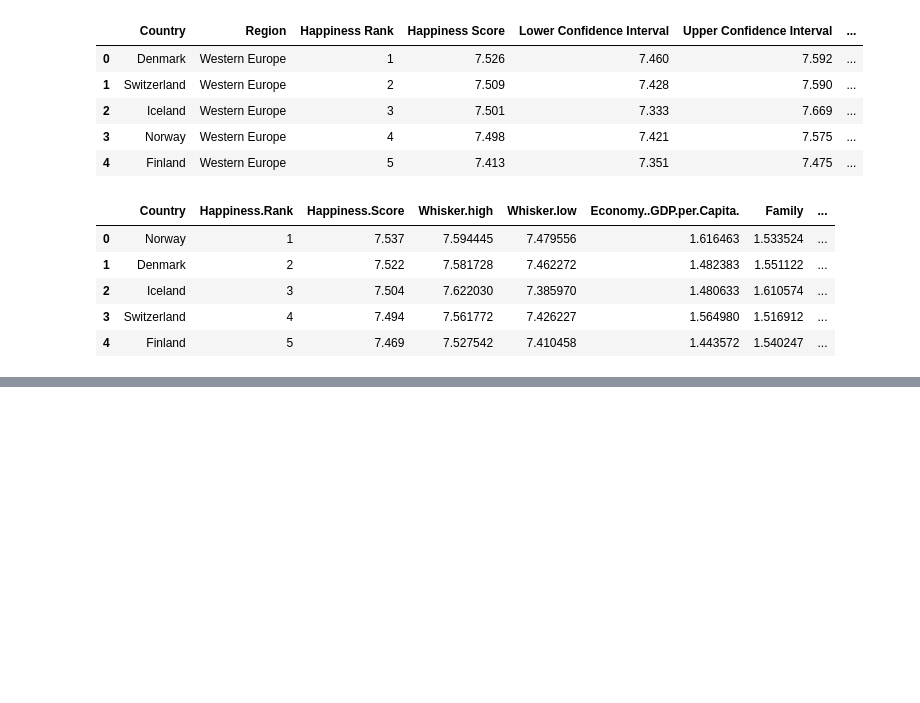
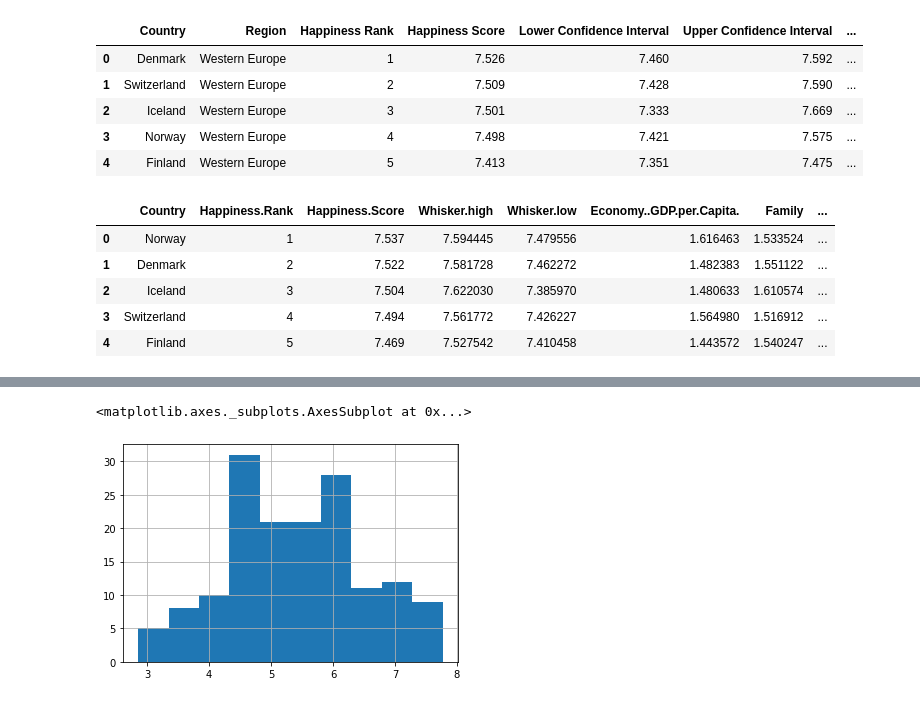
Before and after one commit to ipatel467/Happiness-Index, a Jupyter notebook: Untitled.ipynb, the cells around one changed output, grey strips where cells are left out. Cells and saved outputs as stored; diff of their text form; code cells hidden in the pictures; blank space fills up the shorter version.

```diff
--- a/Untitled.ipynb
+++ b/Untitled.ipynb
@@ -6,3 +7,19 @@ df15 = pd.read_csv('2015.csv')
+# %%
+# Import Datasets
+df15_original = pd.read_csv('2015.csv')
+df16_original = pd.read_csv('2016.csv')
+df17_original = pd.read_csv('2017.csv')
+df18_original = pd.read_csv('2018.csv')
+df19_original = pd.read_csv('2019.csv')
+# %%
+# Create copies of dataset.
+# Dont touch the original. We will work on the copy
+
+df15 = df15_original.copy()
+df16 = df16_original.copy()
+df17 = df17_original.copy()
+df18 = df18_original.copy()
+df19 = df19_original.copy()
 # %%
 df15.head()
 # %% [output]
@@ -39,2 +49,0 @@ df18 = pd.read_csv('2018.csv')
-# %%
-df19 = pd.read_csv('2019.csv')
@@ -40,0 +121,5 @@ df19 = pd.read_csv('2019.csv')
+# %%
+df19['Score'].hist()
+# %% [output]
+<matplotlib.axes._subplots.AxesSubplot at 0x...>
+[figure, added]
```
Also changed, not shown: parts of 16 cells of this notebook.
